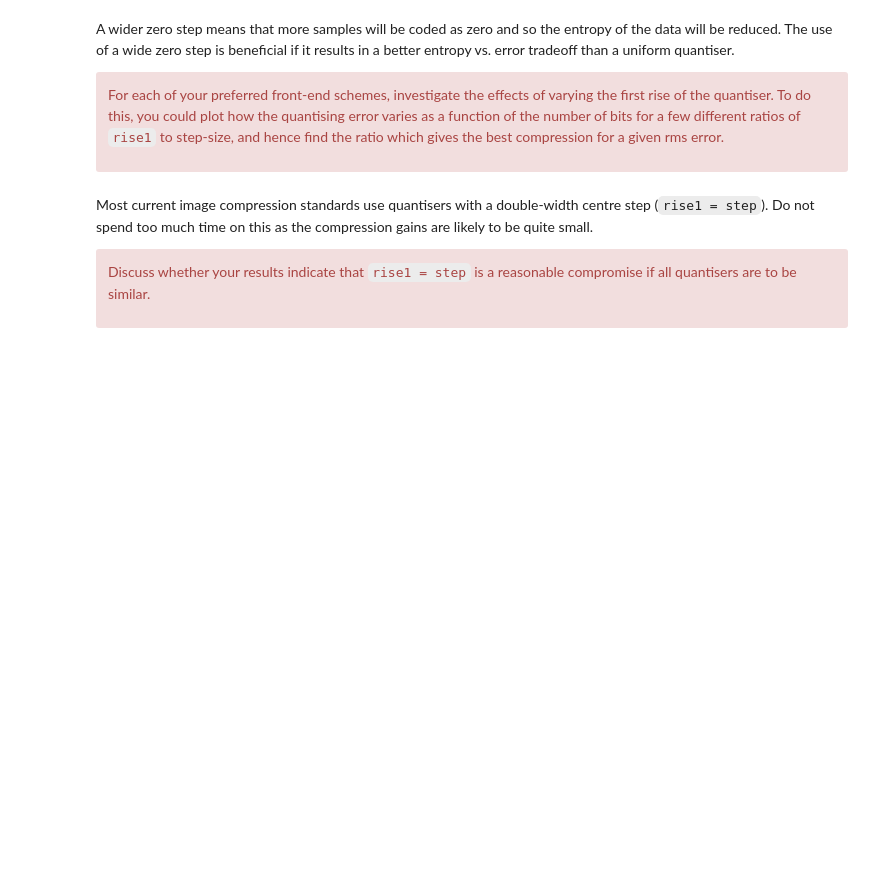
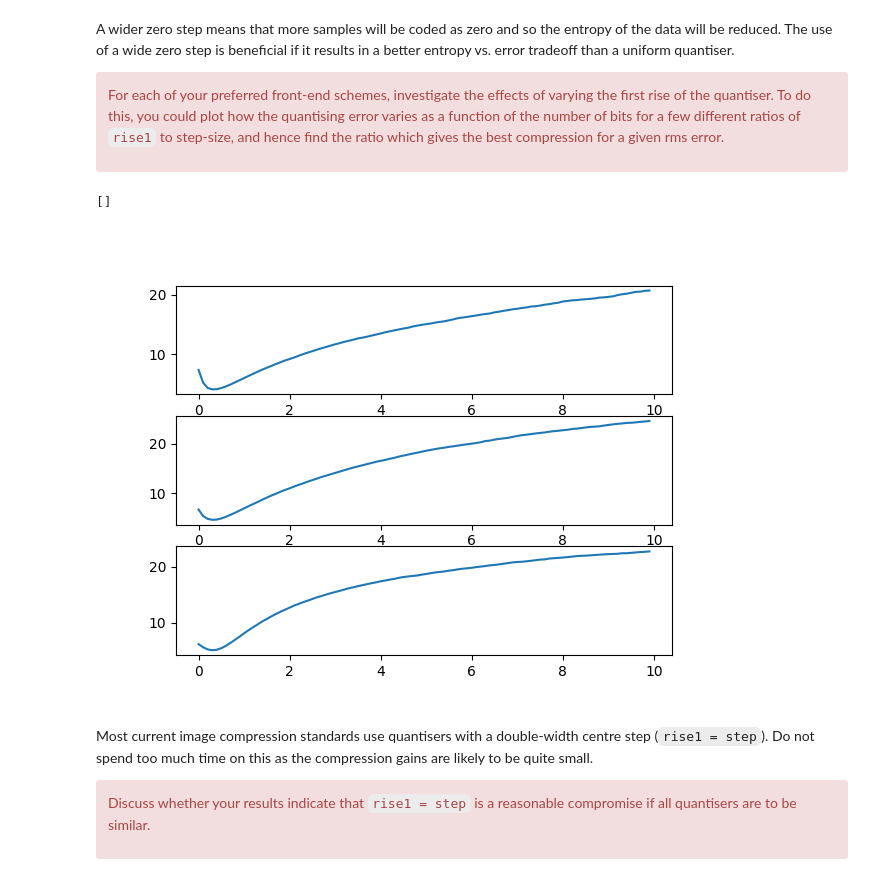
Before and after one commit to mas302/cued_sf2_lab, a Jupyter notebook: 10-11-selection-centre-clipped.ipynb, the cells around one changed output. Drawn from its saved outputs; the diff is of its cells as text; code cells hidden in the pictures; blank space fills up the shorter version.

Commit message:
finding dct rms error for diff rise

```diff
--- a/10-11-selection-centre-clipped.ipynb
+++ b/10-11-selection-centre-clipped.ipynb
@@ -93,26 +93,53 @@ best compression for a given rms error. </div>
 # %%
 # You may wish to work in standalone python files (instead of notebooks) at this point!
 
-import lp
-import lbt
-import dwt
-import dct
+from lp import lp_std
+from lbt import lbt_std
+from dwt import dwt_std
+from dct import dct_std
 
 lighthouse = lighthouse - 128.0
 flamingo = flamingo - 128.0
 bridge = bridge - 128.0
 
 dct_errors = []
 dwt_errors = []
 lp_errors = []
 lbt_errors = []
 
 step = 20
 factors = np.arange(0,10,0.1)
 
-for i in factors:
-    rise = step * i
-    dct_std(lighthouse, step, rise)
+def dct_rise_error(image1, step, image2 = None, image3 = None):
+    errors = []
+    for i in factors:
+        rise1 = step * i
+        errors.append(dct_std(image1, step, rise1))
+    print(dct_errors)
+
+    if image2 is not None:
+        errors2 = []
+        for i in factors:
+            rise2 = step * i
+            errors2.append(dct_std(image2, step, rise2))
+
+    if image3 is not None:
+        errors3 = []
+        for i in factors:
+            rise3 = step * i
+            errors3.append(dct_std(image3, step, rise3))
+
+    return errors, errors2, errors3
+
+errors, errors2, errors3 = dct_rise_error(lighthouse, step, flamingo, bridge)
+fig, axs = plt.subplots(3)
+axs[0].plot(factors, errors)
+axs[1].plot(factors, errors2)
+axs[2].plot(factors, errors3)
+plt.show()
+# %% [output]
+[]
+[figure, added]
 # %% [markdown]
 Most current image compression standards use quantisers with a
 double-width centre step (`rise1 = step`). Do not spend too much time
```
